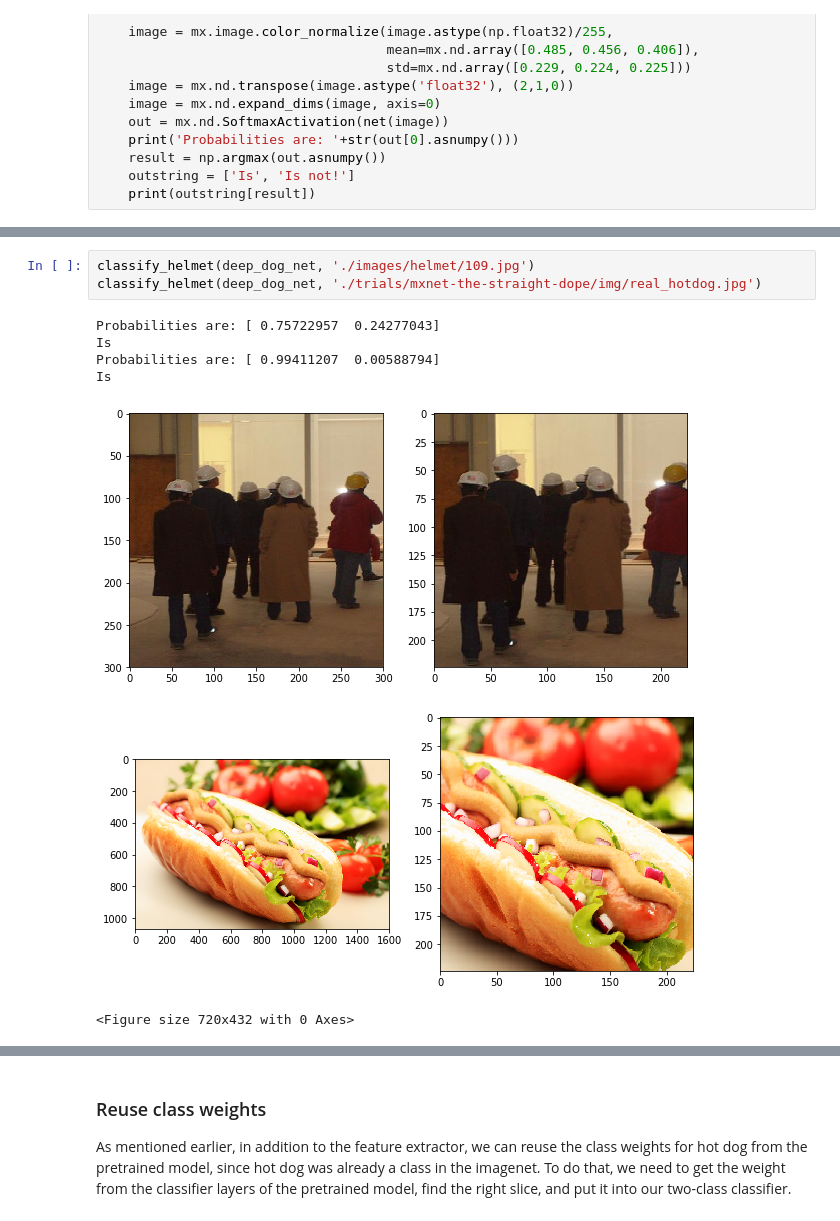
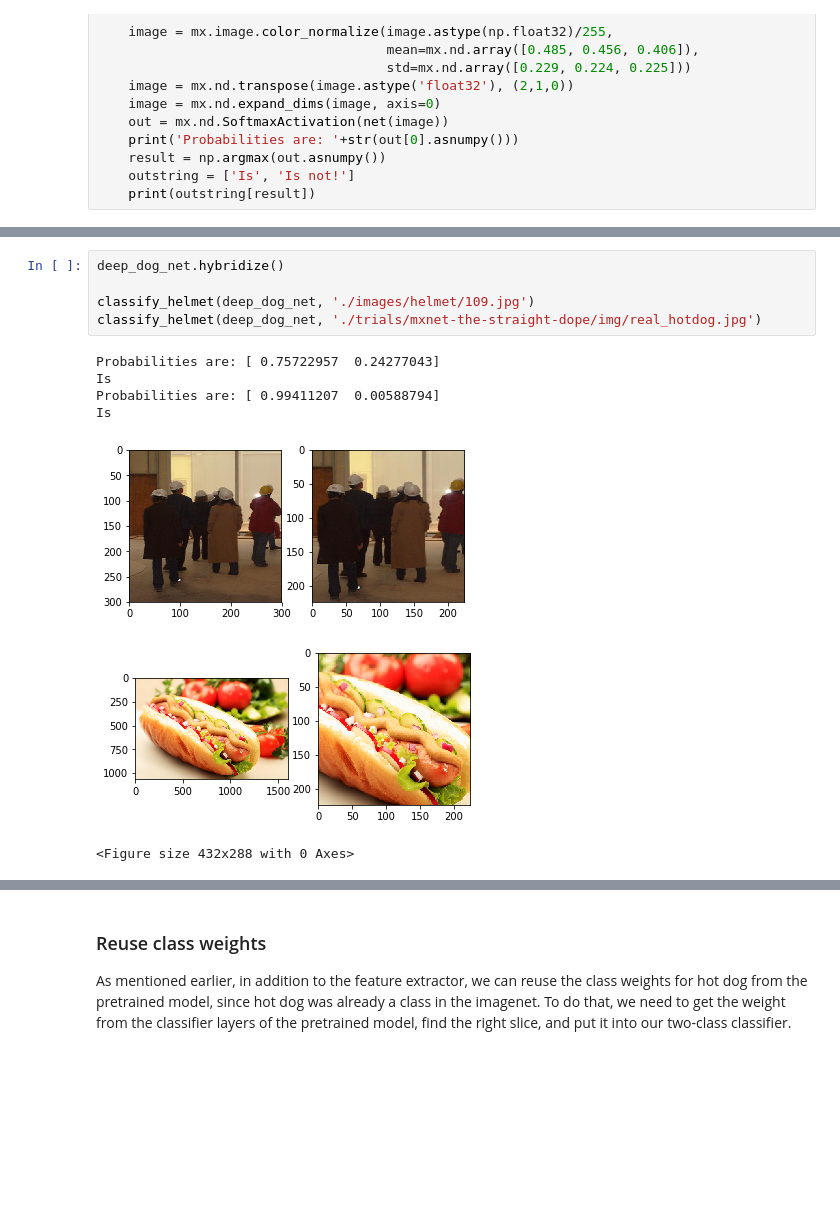
Before and after one commit to Steve--Hunter/DeepLens-Safety-Helmet, a Jupyter notebook: 3. Fine tune existing model.ipynb, the cells around one changed output, grey strips where cells are left out. Cells and saved outputs as stored; diff of their text form; blank space fills up the shorter version.

```diff
--- a/3. Fine tune existing model.ipynb
+++ b/3. Fine tune existing model.ipynb
@@ -249,14 +263,16 @@ plot_mx_array(train_image)
 # %%
+deep_dog_net.hybridize()
+
 classify_helmet(deep_dog_net, './images/helmet/109.jpg')
 classify_helmet(deep_dog_net, './trials/mxnet-the-straight-dope/img/real_hotdog.jpg')
 # %% [output]
 Probabilities are: [ 0.75722957  0.24277043]
 Is
 Probabilities are: [ 0.99411207  0.00588794]
 Is
-[figure, old version]
+[figure, new version]
-[figure, old version]
+[figure, new version]
-<Figure size 720x432 with 0 Axes>
+<Figure size 432x288 with 0 Axes>
 # %%
 classify_helmet(deep_dog_net, './trials/mxnet-the-straight-dope/img/real_hotdog.jpg')
 # %% [output]
```
Also changed, not shown: parts of 12 cells of this notebook, 15 other files.
